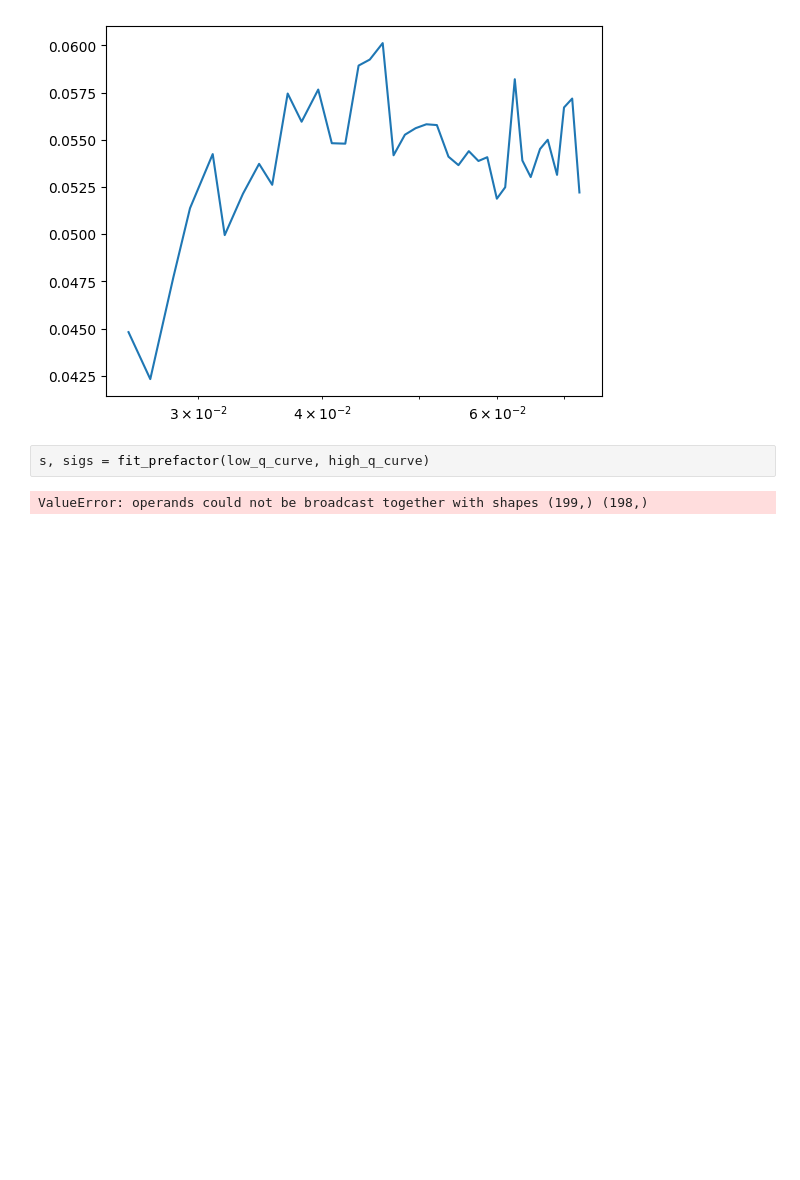
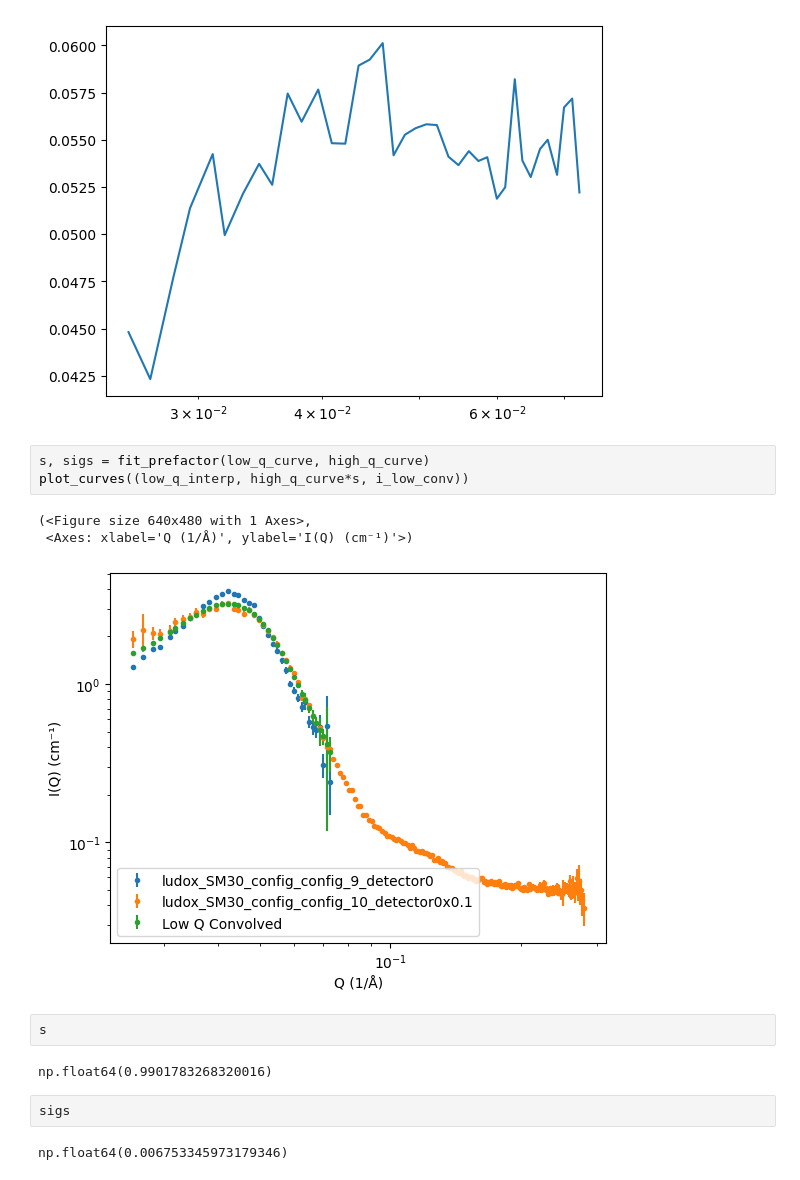
Before and after one commit to hibouchen/scarlet, a Jupyter notebook: examples/stiching_notebbok.ipynb, the cells around one changed output. Saved outputs shown, nothing was run; the diff lists cells and outputs as text; blank space fills up the shorter version.

```diff
--- a/examples/stiching_notebbok.ipynb
+++ b/examples/stiching_notebbok.ipynb
@@ -325,5 +352,16 @@ plt.semilogx(q, i_low_conv.i/high_q_curve.i[high_mask])
 [figure]
 # %%
 s, sigs = fit_prefactor(low_q_curve, high_q_curve)
+plot_curves((low_q_interp, high_q_curve*s, i_low_conv))
 # %% [output]
-ValueError: operands could not be broadcast together with shapes (199,) (198,)
+(<Figure size 640x480 with 1 Axes>,
+ <Axes: xlabel='Q (1/Å)', ylabel='I(Q) (cm⁻¹)'>)
+[figure, added]
+# %%
+s
+# %% [output]
+np.float64(0.9901783268320016)
+# %%
+sigs
+# %% [output]
+np.float64(0.006753345973179346)
```
Also changed, not shown: parts of 1 cell of this notebook.
